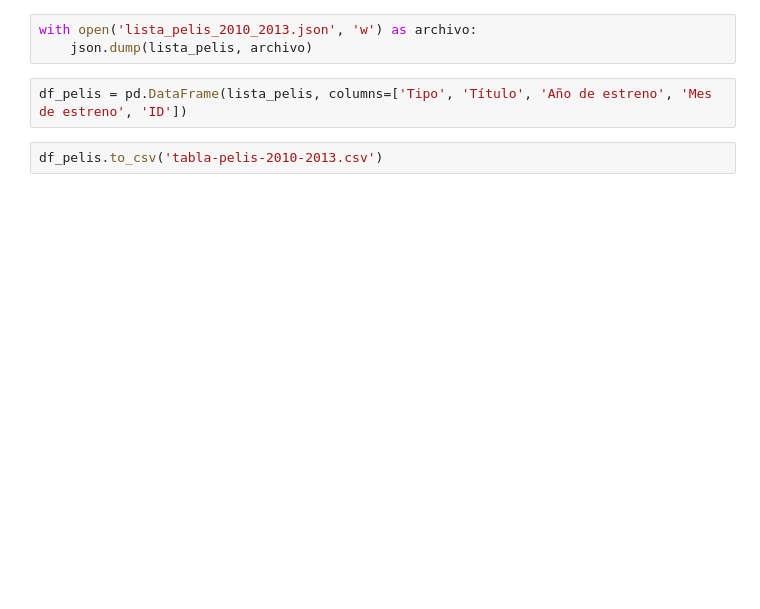
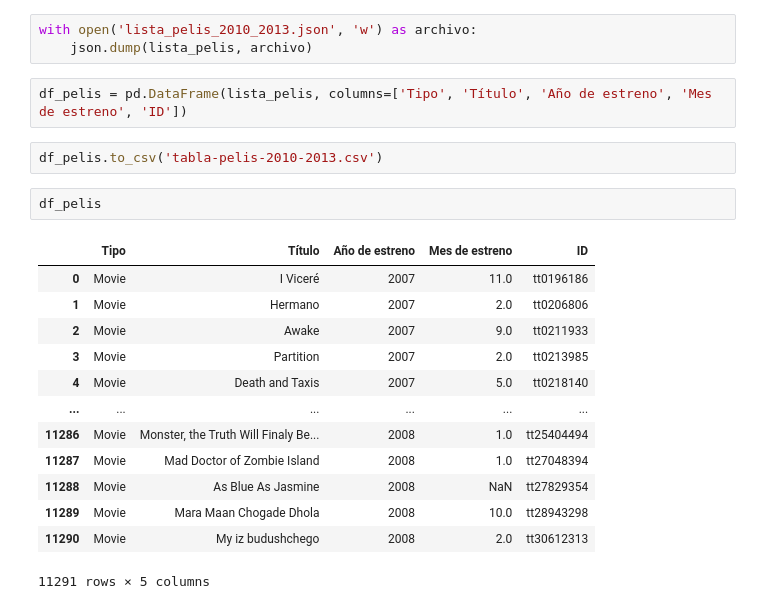
Before and after one commit to lmoraromero/proyecto-da-promo-G-modulo-2-team-2, a Jupyter notebook: Laura_Peliculas.ipynb, the cells around one changed output. Saved outputs shown, nothing was run; the diff lists cells and outputs as text; blank space fills up the shorter version.

```diff
--- a/Laura_Peliculas.ipynb
+++ b/Laura_Peliculas.ipynb
@@ -44,3 +157,19 @@ with open('lista_pelis_2010_2013.json', 'w') as archivo:
 df_pelis = pd.DataFrame(lista_pelis, columns=['Tipo', 'Título', 'Año de estreno', 'Mes de estreno', 'ID'])
 # %%
 df_pelis.to_csv('tabla-pelis-2010-2013.csv')
+# %%
+df_pelis
+# %% [output]
+|  | Tipo | Título | Año de estreno | Mes de estreno | ID |
+| 0 | Movie | I Viceré | 2007 | 11.0 | tt0196186 |
+| 1 | Movie | Hermano | 2007 | 2.0 | tt0206806 |
+| 2 | Movie | Awake | 2007 | 9.0 | tt0211933 |
+| 3 | Movie | Partition | 2007 | 2.0 | tt0213985 |
+| 4 | Movie | Death and Taxis | 2007 | 5.0 | tt0218140 |
+| ... | ... | ... | ... | ... | ... |
+| 11286 | Movie | Monster, the Truth Will Finaly Be... | 2008 | 1.0 | tt25404494 |
+| 11287 | Movie | Mad Doctor of Zombie Island | 2008 | 1.0 | tt27048394 |
+| 11288 | Movie | As Blue As Jasmine | 2008 | NaN | tt27829354 |
+| 11289 | Movie | Mara Maan Chogade Dhola | 2008 | 10.0 | tt28943298 |
+| 11290 | Movie | My iz budushchego | 2008 | 2.0 | tt30612313 |
+11291 rows × 5 columns
```
Also changed, not shown: parts of 3 cells of this notebook, 1 other file.
